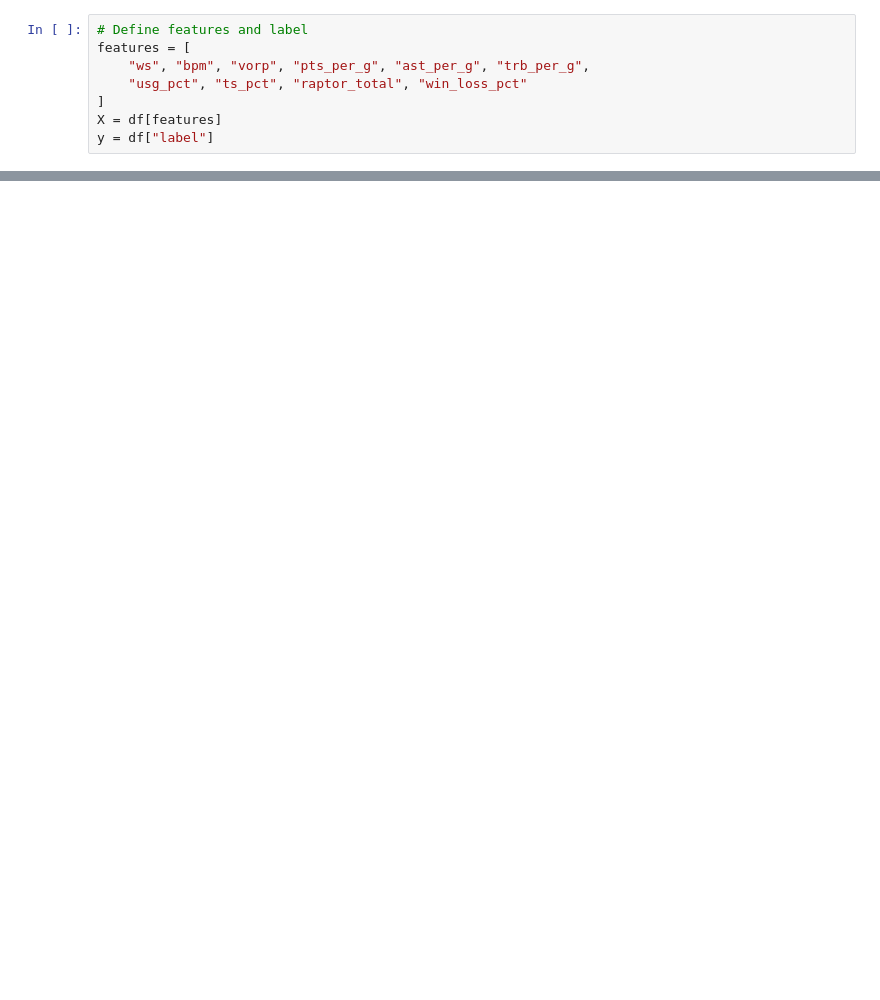
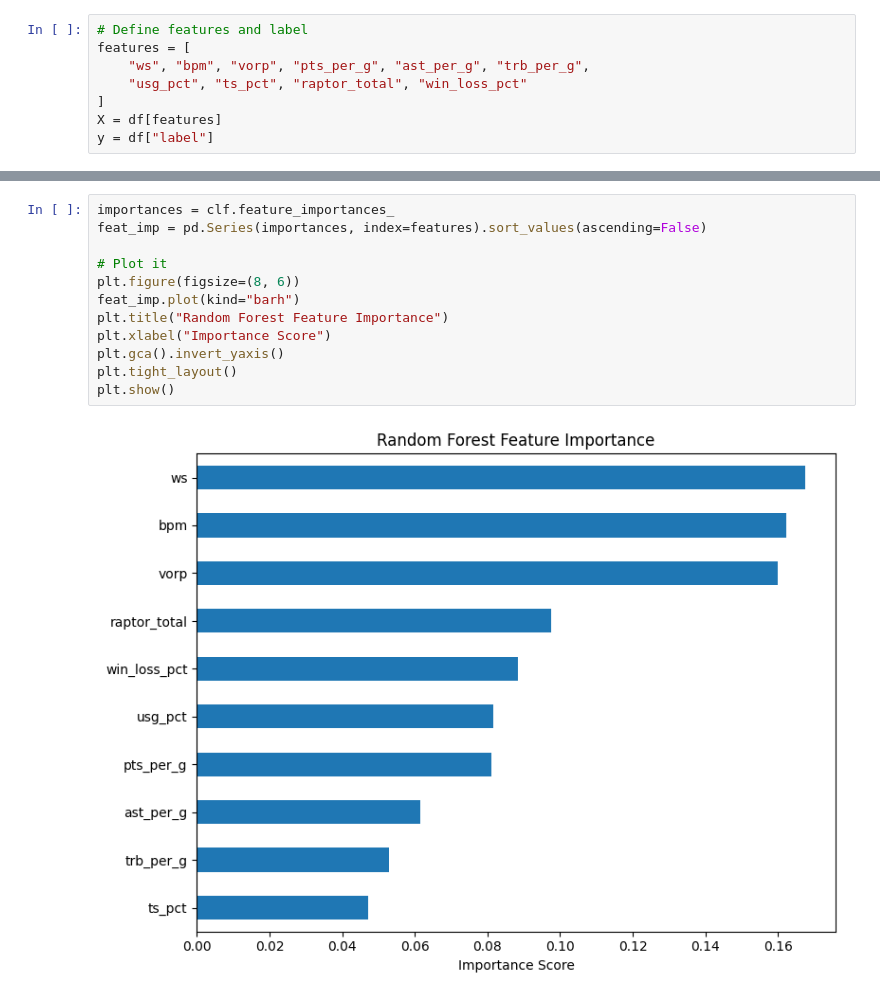
Before and after one commit to lydbsw/mvpprediction, a Jupyter notebook: mvp_prediction.ipynb, the cells around one changed output, grey strips where cells are left out. Saved outputs shown, nothing was run; the diff lists cells and outputs as text; blank space fills up the shorter version.

Commit message:
Replace SHAP with feature importance; add precision-recall curve for MVP class

```diff
--- a/mvp_prediction.ipynb
+++ b/mvp_prediction.ipynb
@@ -107,0 +102,14 @@ Confusion Matrix: TN=3529, FP=3, FN=4, TP=4
+# %%
+importances = clf.feature_importances_
+feat_imp = pd.Series(importances, index=features).sort_values(ascending=False)
+
+# Plot it
+plt.figure(figsize=(8, 6))
+feat_imp.plot(kind="barh")
+plt.title("Random Forest Feature Importance")
+plt.xlabel("Importance Score")
+plt.gca().invert_yaxis()
+plt.tight_layout()
+plt.show()
+# %% [output]
+[figure, added]
```
Also changed, not shown: parts of 4 cells of this notebook.
